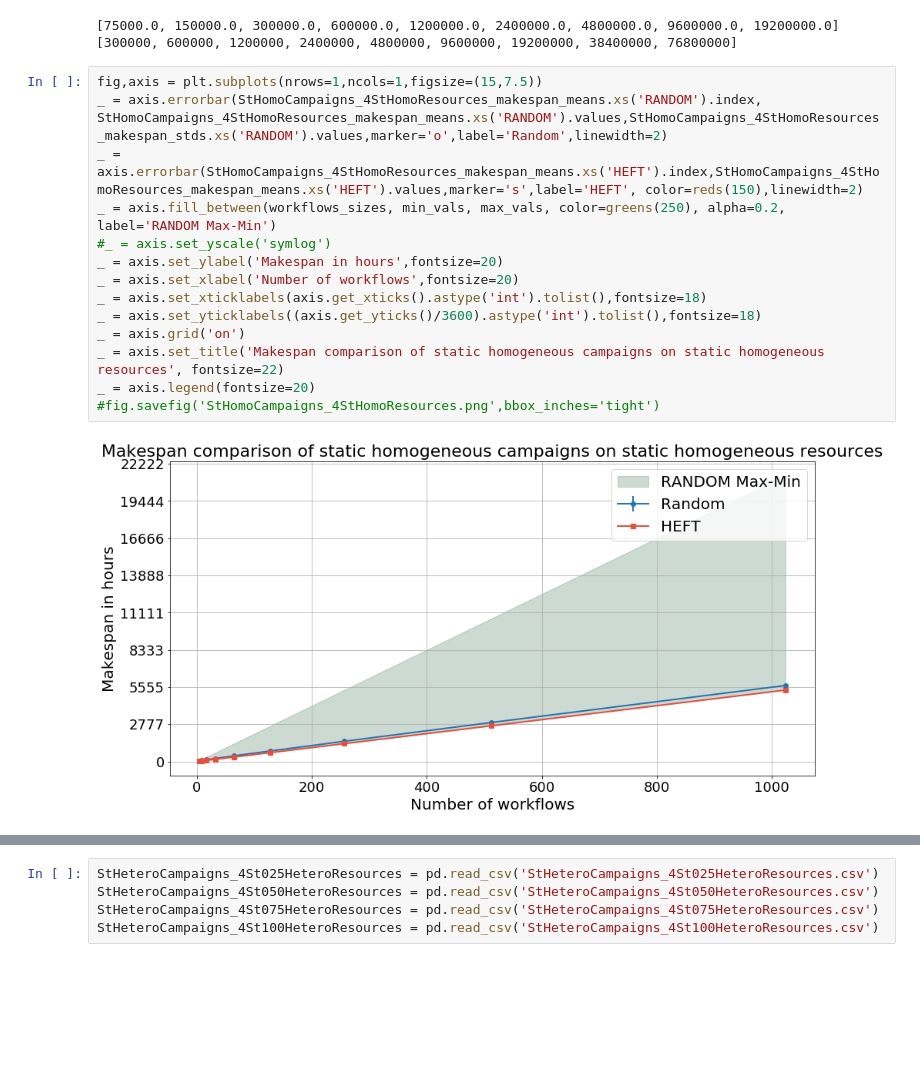
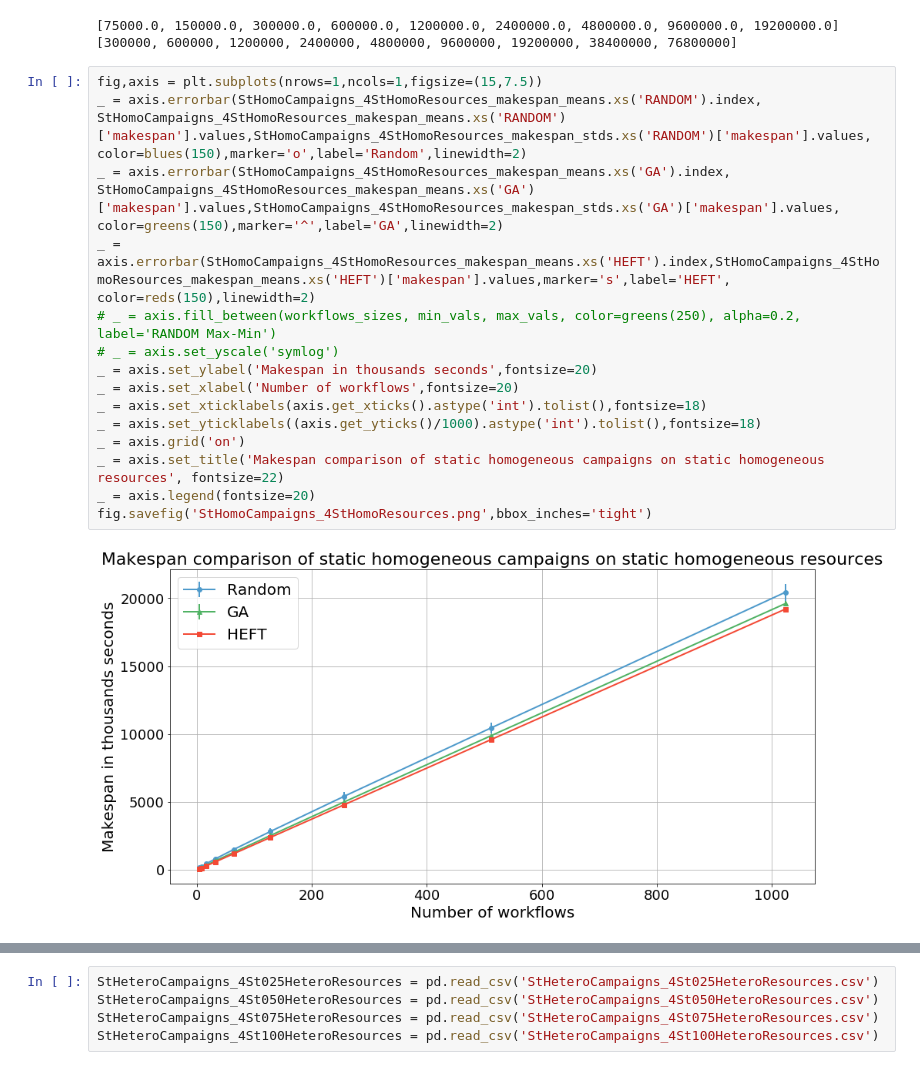
Before and after one commit to radical-project/campaign_manager, a Jupyter notebook: experiments/StaticResourcesExperiments.ipynb, the cells around one changed output, grey strips where cells are left out. Cells and saved outputs as stored; diff of their text form; blank space fills up the shorter version.

```diff
--- a/experiments/StaticResourcesExperiments.ipynb
+++ b/experiments/StaticResourcesExperiments.ipynb
@@ -87,18 +80,19 @@ print(min_vals, max_vals)
 [75000.0, 150000.0, 300000.0, 600000.0, 1200000.0, 2400000.0, 4800000.0, 9600000.0, 19200000.0] [300000, 600000, 1200000, 2400000, 4800000, 9600000, 19200000, 38400000, 76800000]
 # %%
 fig,axis = plt.subplots(nrows=1,ncols=1,figsize=(15,7.5))
-_ = axis.errorbar(StHomoCampaigns_4StHomoResources_makespan_means.xs('RANDOM').index, StHomoCampaigns_4StHomoResources_makespan_means.xs('RANDOM').values,StHomoCampaigns_4StHomoResources_makespan_stds.xs('RANDOM').values,marker='o',label='Random',linewidth=2)
-_ = axis.errorbar(StHomoCampaigns_4StHomoResources_makespan_means.xs('HEFT').index,StHomoCampaigns_4StHomoResources_makespan_means.xs('HEFT').values,marker='s',label='HEFT', color=reds(150),linewidth=2)
-_ = axis.fill_between(workflows_sizes, min_vals, max_vals, color=greens(250), alpha=0.2, label='RANDOM Max-Min')
-#_ = axis.set_yscale('symlog')
-_ = axis.set_ylabel('Makespan in hours',fontsize=20)
+_ = axis.errorbar(StHomoCampaigns_4StHomoResources_makespan_means.xs('RANDOM').index, StHomoCampaigns_4StHomoResources_makespan_means.xs('RANDOM')['makespan'].values,StHomoCampaigns_4StHomoResources_makespan_stds.xs('RANDOM')['makespan'].values, color=blues(150),marker='o',label='Random',linewidth=2)
+_ = axis.errorbar(StHomoCampaigns_4StHomoResources_makespan_means.xs('GA').index, StHomoCampaigns_4StHomoResources_makespan_means.xs('GA')['makespan'].values,StHomoCampaigns_4StHomoResources_makespan_stds.xs('GA')['makespan'].values, color=greens(150),marker='^',label='GA',linewidth=2)
+_ = axis.errorbar(StHomoCampaigns_4StHomoResources_makespan_means.xs('HEFT').index,StHomoCampaigns_4StHomoResources_makespan_means.xs('HEFT')['makespan'].values,marker='s',label='HEFT', color=reds(150),linewidth=2)
+# _ = axis.fill_between(workflows_sizes, min_vals, max_vals, color=greens(250), alpha=0.2, label='RANDOM Max-Min')
+# _ = axis.set_yscale('symlog')
+_ = axis.set_ylabel('Makespan in thousands seconds',fontsize=20)
 _ = axis.set_xlabel('Number of workflows',fontsize=20)
 _ = axis.set_xticklabels(axis.get_xticks().astype('int').tolist(),fontsize=18)
-_ = axis.set_yticklabels((axis.get_yticks()/3600).astype('int').tolist(),fontsize=18)
+_ = axis.set_yticklabels((axis.get_yticks()/1000).astype('int').tolist(),fontsize=18)
 _ = axis.grid('on')
 _ = axis.set_title('Makespan comparison of static homogeneous campaigns on static homogeneous resources', fontsize=22)
 _ = axis.legend(fontsize=20)
-#fig.savefig('StHomoCampaigns_4StHomoResources.png',bbox_inches='tight')
+fig.savefig('StHomoCampaigns_4StHomoResources.png',bbox_inches='tight')
 # %% [output]
-[figure, old version]
+[figure, new version]
 # %%
```
Also changed, not shown: parts of 18 cells of this notebook, 4 other files.
